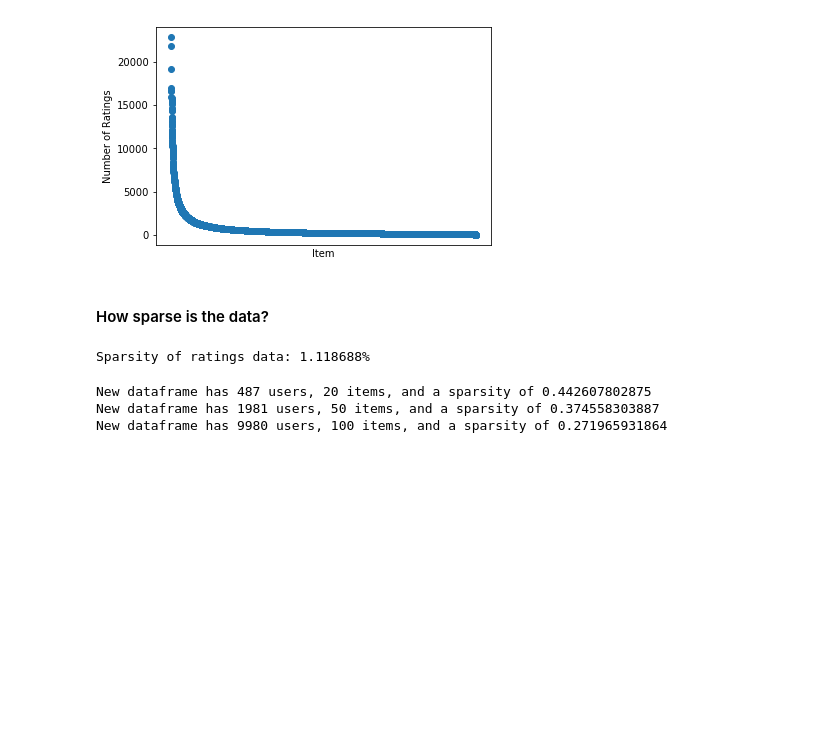
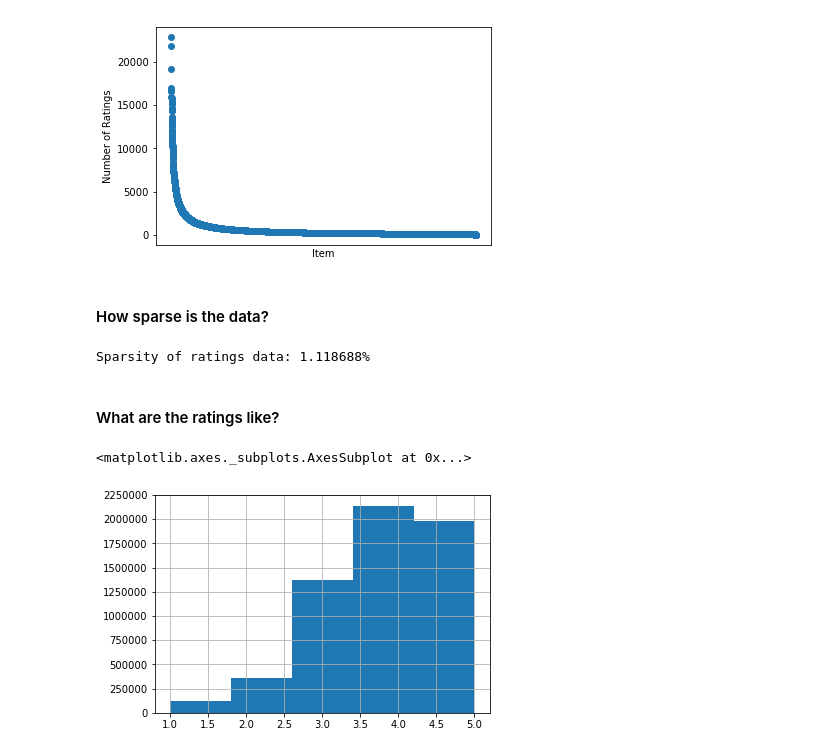
Before and after one commit to sdoctor7/book-recommendations, a Jupyter notebook: part1/data-exploration-goodreads.ipynb, the cells around one changed output. Saved outputs shown, nothing was run; the diff lists cells and outputs as text; code cells hidden in the pictures; blank space fills up the shorter version.

Commit message:
Added two more graphs to data exploration
Graphs on distribution of ratings.

```diff
--- a/part1/data-exploration-goodreads.ipynb
+++ b/part1/data-exploration-goodreads.ipynb
@@ -104,6 +85,7 @@ def get_all_subsets(df):
-# %%
-train_500_20, test_500_20, train_2000_50, test_2000_50, train_10000_100, test_10000_100 = get_all_subsets(ratings)
-# %% [output]
-New dataframe has 487 users, 20 items, and a sparsity of 0.442607802875
-New dataframe has 1981 users, 50 items, and a sparsity of 0.374558303887
-New dataframe has 9980 users, 100 items, and a sparsity of 0.271965931864
+# %% [markdown]
+#### What are the ratings like?
+# %%
+ratings.rating.hist(bins = 5)
+# %% [output]
+<matplotlib.axes._subplots.AxesSubplot at 0x...>
+[figure, added]
```
Also changed, not shown: parts of 4 cells of this notebook.
